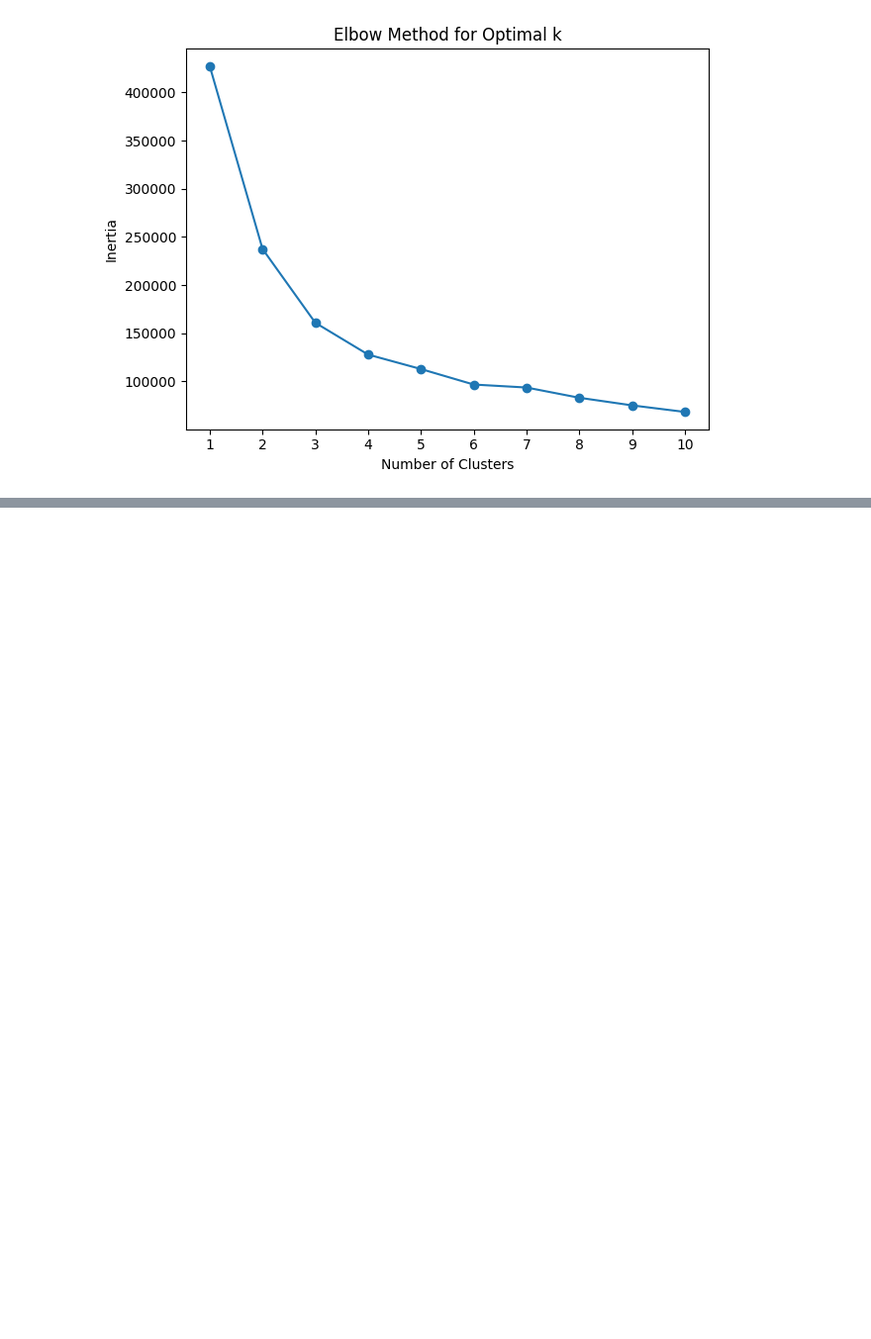
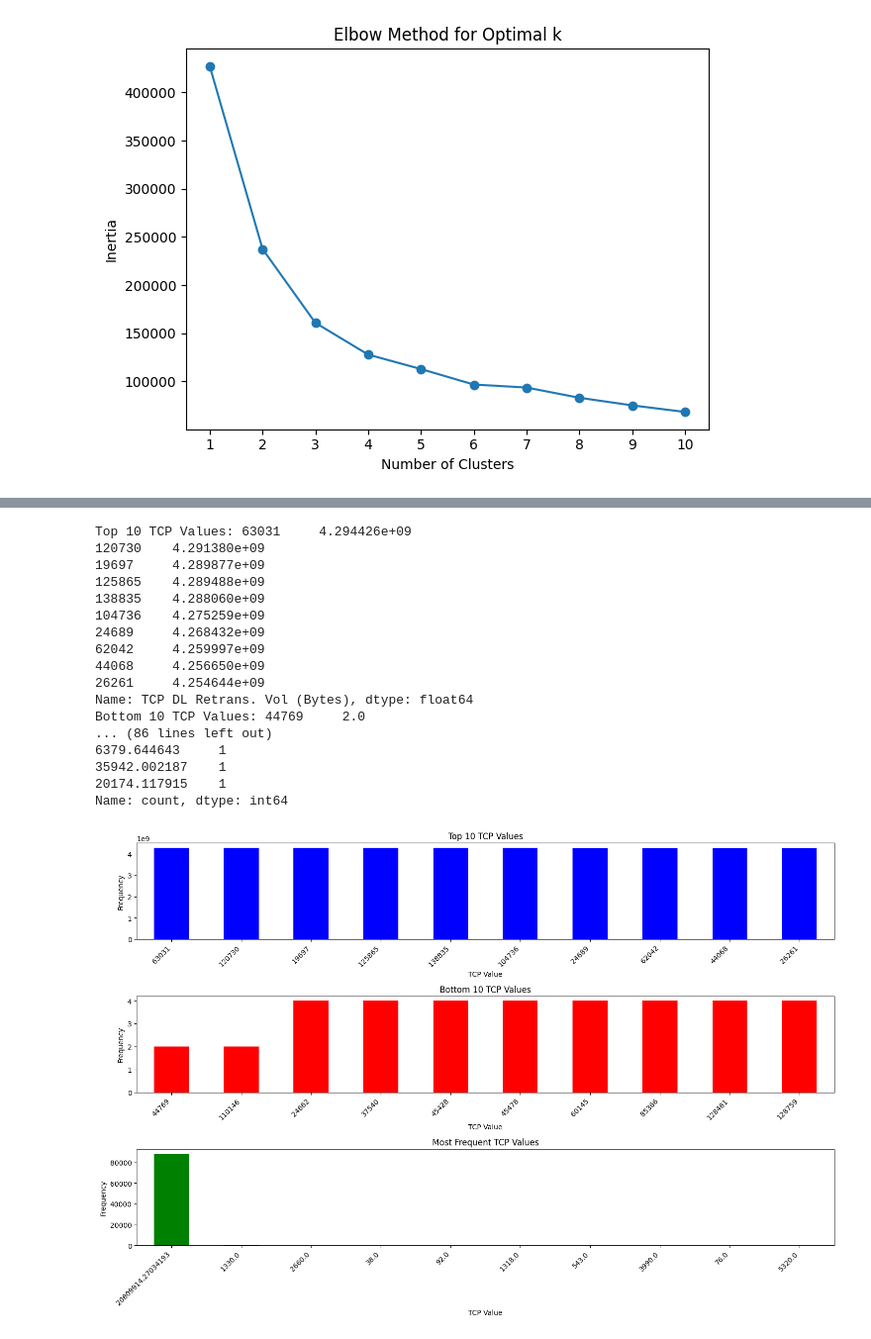
Before and after one commit to IamYunusAli/Acquired, a Jupyter notebook: notebooks/Company_analysis.ipynb, the cells around one changed output, grey strips where cells are left out. Shown at 99% size. Drawn from its saved outputs; the diff is of its cells as text; code cells hidden in the pictures; blank space fills up the shorter version.

```diff
--- a/notebooks/Company_analysis.ipynb
+++ b/notebooks/Company_analysis.ipynb
@@ -631,0 +688,67 @@ plt.show()
+# %%
+# Compute the top, bottom, and most frequent TCP values
+top10_TCP_values = df['TCP DL Retrans. Vol (Bytes)'].nlargest(10)
+bottom10_TCP_values = df['TCP DL Retrans. Vol (Bytes)'].nsmallest(10)
+most_frequent_TCP_values = df['TCP DL Retrans. Vol (Bytes)'].value_counts().nlargest(10)
+
+# Compute the top, bottom, and most frequent RTT values
+top10_RTT_values = df['Avg RTT DL (ms)'].nlargest(10)
+bottom10_RTT_values = df['Avg RTT DL (ms)'].nsmallest(10)
+most_frequent_RTT_values = df['Avg RTT DL (ms)'].value_counts().nlargest(10)
+
+# Compute the top, bottom, and most frequent throughput values
+top10_throughput_values = df['Avg Throughput'].nlargest(10)
+bottom10_throughput_values = df['Avg Throughput'].nsmallest(10)
+most_frequent_throughput_values = df['Avg Throughput'].value_counts().nlargest(10)
+
+print('Top 10 TCP Values:', top10_TCP_values)
+print('Bottom 10 TCP Values:',bottom10_TCP_values)
+print('Most Frequent TCP Values:',most_frequent_TCP_values)
+print('Top 10 RTT Values:',top10_RTT_values)
+print('Bottom 10 RTT Values:',bottom10_RTT_values)
+print('Most Frequent RTT Values:',most_frequent_RTT_values)
+print('Top 10 Throughput Values:',top10_throughput_values)
+print('Bottom 10 Throughput Values:',bottom10_throughput_values)
+print('Most Frequent Throughput Values:',most_frequent_throughput_values)
+
+# visual representation
+plt.figure(figsize=(15, 10))
+plt.subplot(3, 1, 1)
+top10_TCP_values.plot(kind='bar', color='blue')
+plt.title('Top 10 TCP Values')
+plt.xlabel('TCP Value')
+plt.ylabel('Frequency')
+plt.xticks(rotation=45, ha='right')
+plt.subplot(3, 1, 2)
+bottom10_TCP_values.plot(kind='bar', color='red')
+plt.title('Bottom 10 TCP Values')
+plt.xlabel('TCP Value')
+plt.ylabel('Frequency')
+plt.xticks(rotation=45, ha='right')
+plt.subplot(3, 1, 3)
+most_frequent_TCP_values.plot(kind='bar', color='green')
+plt.title('Most Frequent TCP Values')
+plt.xlabel('TCP Value')
+plt.ylabel('Frequency')
+plt.xticks(rotation=45, ha='right')
+plt.tight_layout()
+plt.show()
+# %% [output]
+Top 10 TCP Values: 63031     4.294426e+09
+120730    4.291380e+09
+19697     4.289877e+09
+125865    4.289488e+09
+138835    4.288060e+09
+104736    4.275259e+09
+24689     4.268432e+09
+62042     4.259997e+09
+44068     4.256650e+09
+26261     4.254644e+09
+Name: TCP DL Retrans. Vol (Bytes), dtype: float64
+Bottom 10 TCP Values: 44769     2.0
+... (86 lines left out)
+6379.644643     1
+35942.002187    1
+20174.117915    1
+Name: count, dtype: int64
+[figure, added]
```
Also changed, not shown: parts of 2 cells of this notebook.
